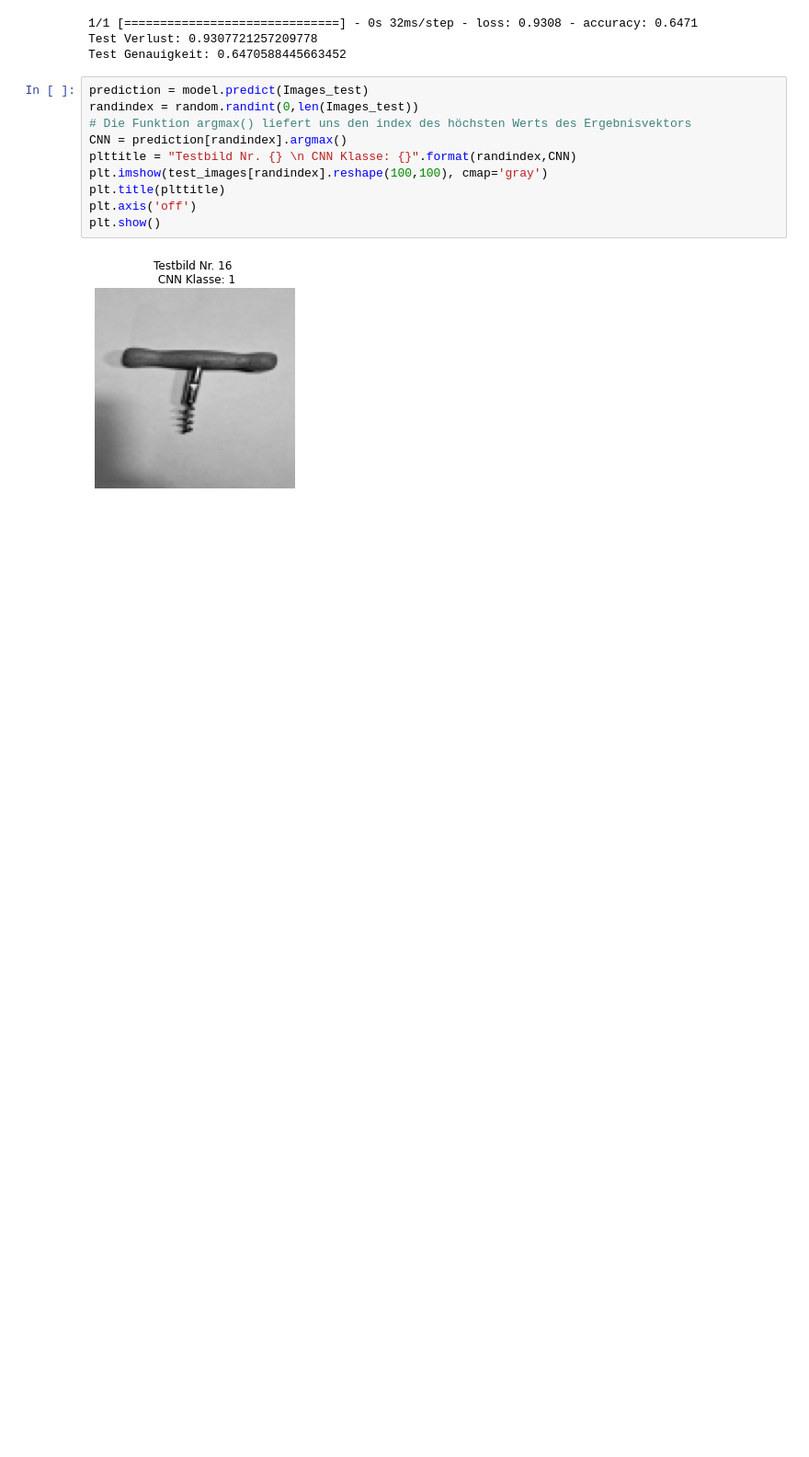
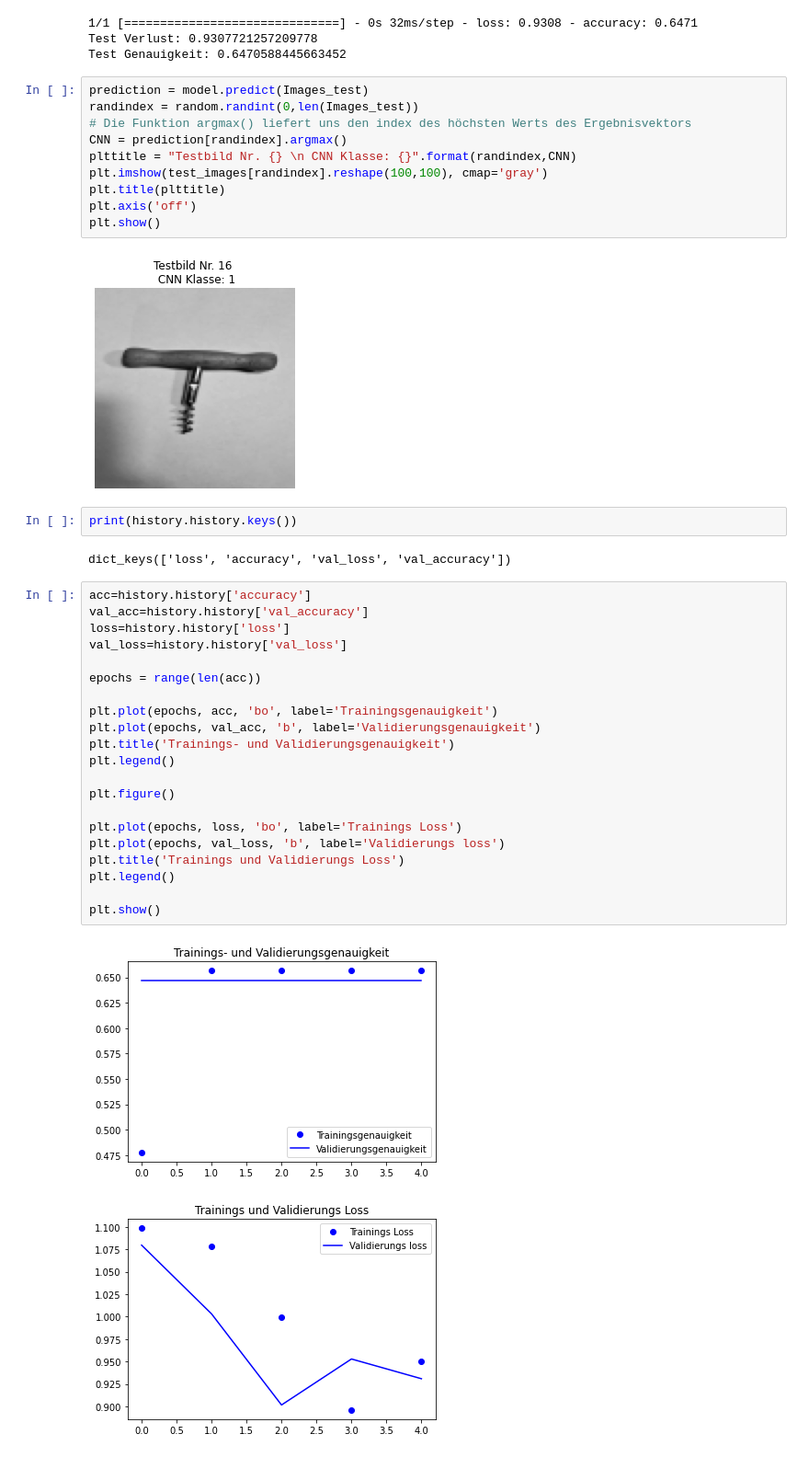
Before and after one commit to Riggos/KIProjekt, a Jupyter notebook: CNN_fertig.ipynb, the cells around one changed output. Shown at 92% size. Saved outputs shown, nothing was run; the diff lists cells and outputs as text; blank space fills up the shorter version.

Commit message:
Diagramme zum CNN hinzugefügt

```diff
--- a/CNN_fertig.ipynb
+++ b/CNN_fertig.ipynb
@@ -217,3 +218,31 @@ plt.axis('off')
 plt.show()
 # %% [output]
 [figure]
+# %%
+print(history.history.keys())
+# %% [output]
+dict_keys(['loss', 'accuracy', 'val_loss', 'val_accuracy'])
+# %%
+acc=history.history['accuracy']
+val_acc=history.history['val_accuracy']
+loss=history.history['loss']
+val_loss=history.history['val_loss']
+
+epochs = range(len(acc))
+
+plt.plot(epochs, acc, 'bo', label='Trainingsgenauigkeit')
+plt.plot(epochs, val_acc, 'b', label='Validierungsgenauigkeit')
+plt.title('Trainings- und Validierungsgenauigkeit')
+plt.legend()
+
+plt.figure()
+
+plt.plot(epochs, loss, 'bo', label='Trainings Loss')
+plt.plot(epochs, val_loss, 'b', label='Validierungs loss')
+plt.title('Trainings und Validierungs Loss')
+plt.legend()
+
+plt.show()
+# %% [output]
+[figure, added]
+[figure, added]
```
Also changed, not shown: parts of 1 cell of this notebook.
